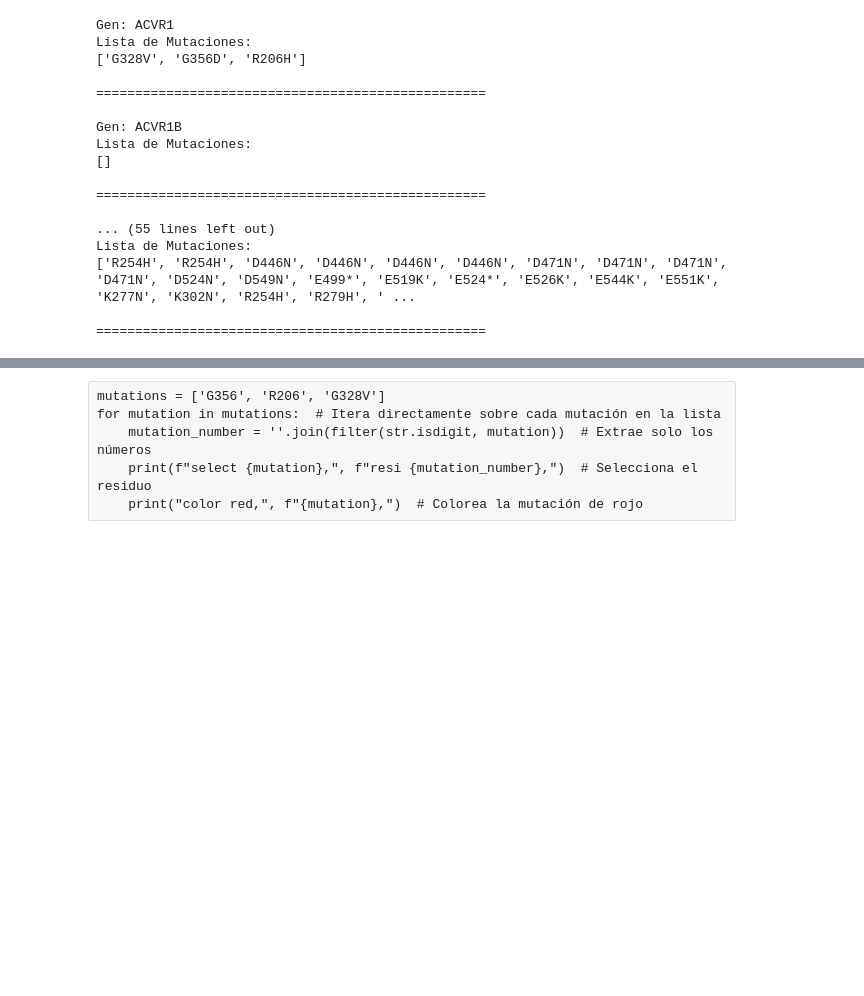
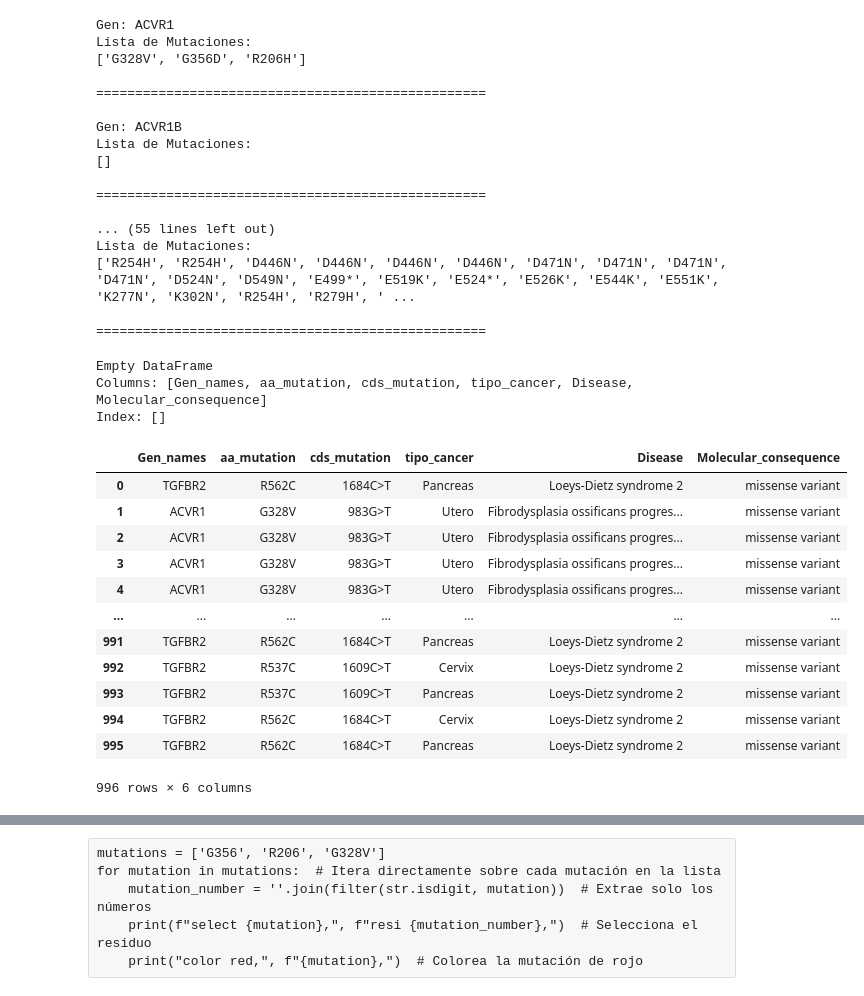
Before and after one commit to Nanocell-Lab/TCancer_RareDiseases, a Jupyter notebook: src/07.crossroad_cancer_RareDiseases.ipynb, the cells around one changed output, grey strips where cells are left out. Drawn from its saved outputs; the diff is of its cells as text; code cells hidden in the pictures; blank space fills up the shorter version.

```diff
--- a/src/07.crossroad_cancer_RareDiseases.ipynb
+++ b/src/07.crossroad_cancer_RareDiseases.ipynb
@@ -975,3 +975,73 @@ Lista de Mutaciones:
 ['R254H', 'R254H', 'D446N', 'D446N', 'D446N', 'D446N', 'D471N', 'D471N', 'D471N', 'D471N', 'D524N', 'D549N', 'E499*', 'E519K', 'E524*', 'E526K', 'E544K', 'E551K', 'K277N', 'K302N', 'R254H', 'R279H', ' ...
 
 ==================================================
+# %%
+import pandas as pd
+
+# Crear un DataFrame vacío para almacenar los resultados
+resultados = pd.DataFrame(columns=['Gen_names', 'aa_mutation', 'cds_mutation', 'tipo_cancer', 'Disease', 'Molecular_consequence'])
+
+# Crear un diccionario para almacenar las mutaciones por gen
+mutaciones_por_gen = df_mut_cancer.groupby('Gen_names')['aa_mutation'].apply(list).to_dict()
+
+# Iterar sobre cada gen y su lista de mutaciones
+for gen, mutation_frecuentes in mutaciones_por_gen.items():
+    # Filtrar los datos para el gen y las mutaciones en enfermedades raras
+    cross_road = rare_disease_variations[
+        (rare_disease_variations['aa_mutation'].isin(mutation_frecuentes)) &
+        (rare_disease_variations['Gen_names'] == gen)
+    ]
+    cross_road = cross_road[['Gen_names', 'Disease', 'aa_mutation', 'Molecular consequence']]
+
+    # Agrupar y contar las ocurrencias para enfermedades raras
+    group_counts_rare = cross_road.groupby(['Gen_names', 'aa_mutation', 'Molecular consequence', 'Disease']).size()
+
+    # Filtrar las mutaciones presentes en el conjunto de datos de cáncer
+    rare = cross_road['aa_mutation'].unique()
+    rare = df_cancer[df_cancer['aa_mutation'].isin(rare)]
+    rare = rare[['Gen_names', 'aa_mutation', 'cds_mutation', 'tipo_cancer']]
+
+    # Agrupar y contar las ocurrencias para cáncer
+    group_counts_cancer = rare.groupby(['Gen_names', 'aa_mutation', 'cds_mutation', 'tipo_cancer']).size()
+
+    # Combinar los resultados en un DataFrame temporal
+    for idx, row in cross_road.iterrows():
+        aa_mut = row['aa_mutation']
+        matching_cancer = rare[rare['aa_mutation'] == aa_mut]
+
+        for _, cancer_row in matching_cancer.iterrows():
+            # Crear un DataFrame temporal con la fila que queremos agregar
+            new_row = pd.DataFrame({
+                'Gen_names': [row['Gen_names']],
+                'aa_mutation': [row['aa_mutation']],
+                'cds_mutation': [cancer_row['cds_mutation']],
+                'tipo_cancer': [cancer_row['tipo_cancer']],
+                'Disease': [row['Disease']],
+                'Molecular_consequence': [row['Molecular consequence']]
+            })
+
+            # Concatenar el nuevo DataFrame con los resultados
+            df_concat_rare = pd.concat([df_concat_rare, new_row], ignore_index=True)
+
+# Mostrar el DataFrame resultante
+print(resultados)
+# %% [output]
+Empty DataFrame
+Columns: [Gen_names, aa_mutation, cds_mutation, tipo_cancer, Disease, Molecular_consequence]
+Index: []
+# %%
+df_concat_rare
+# %% [output]
+|  | Gen_names | aa_mutation | cds_mutation | tipo_cancer | Disease | Molecular_consequence |
+| 0 | TGFBR2 | R562C | 1684C>T | Pancreas | Loeys-Dietz syndrome 2 | missense variant |
+| 1 | ACVR1 | G328V | 983G>T | Utero | Fibrodysplasia ossificans progres... | missense variant |
+| 2 | ACVR1 | G328V | 983G>T | Utero | Fibrodysplasia ossificans progres... | missense variant |
+| 3 | ACVR1 | G328V | 983G>T | Utero | Fibrodysplasia ossificans progres... | missense variant |
+| 4 | ACVR1 | G328V | 983G>T | Utero | Fibrodysplasia ossificans progres... | missense variant |
+| ... | ... | ... | ... | ... | ... | ... |
+| 991 | TGFBR2 | R562C | 1684C>T | Pancreas | Loeys-Dietz syndrome 2 | missense variant |
+| 992 | TGFBR2 | R537C | 1609C>T | Cervix | Loeys-Dietz syndrome 2 | missense variant |
+| 993 | TGFBR2 | R537C | 1609C>T | Pancreas | Loeys-Dietz syndrome 2 | missense variant |
+| 994 | TGFBR2 | R562C | 1684C>T | Cervix | Loeys-Dietz syndrome 2 | missense variant |
+| 995 | TGFBR2 | R562C | 1684C>T | Pancreas | Loeys-Dietz syndrome 2 | missense variant |
+996 rows × 6 columns
```
Also changed, not shown: parts of 9 cells of this notebook, 5 other files.
